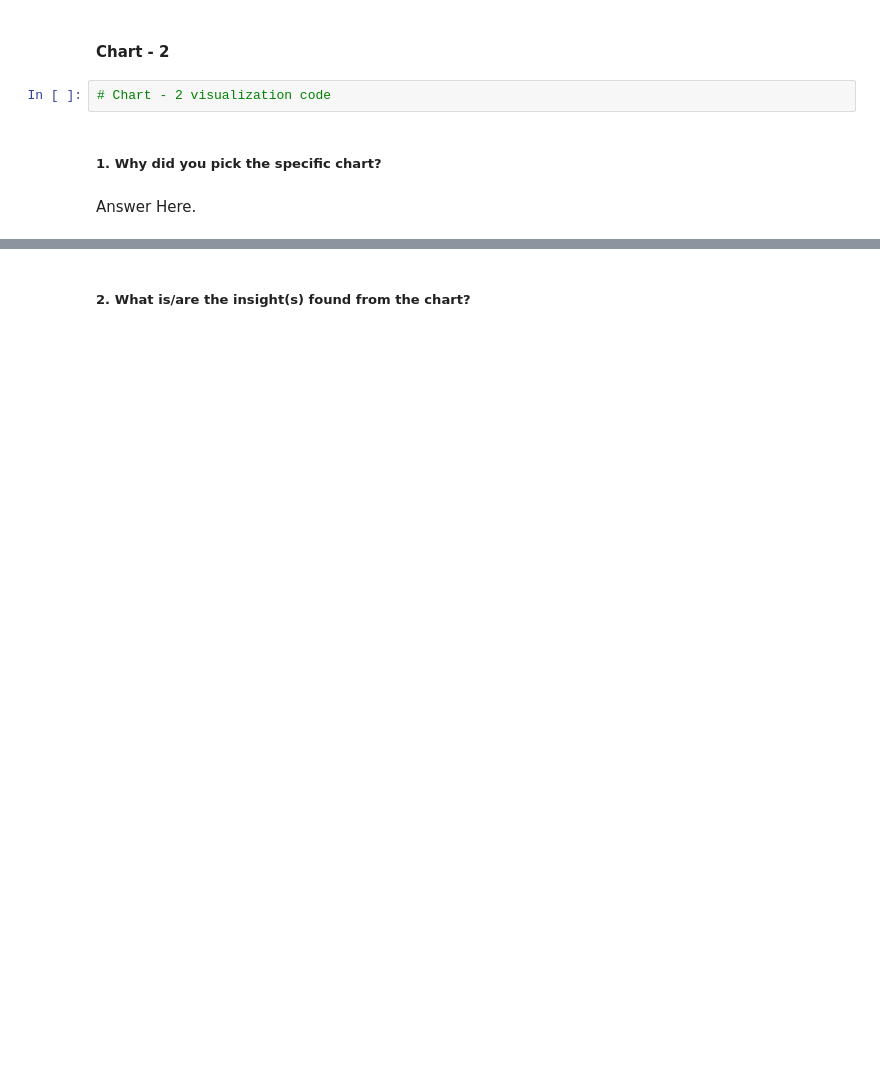
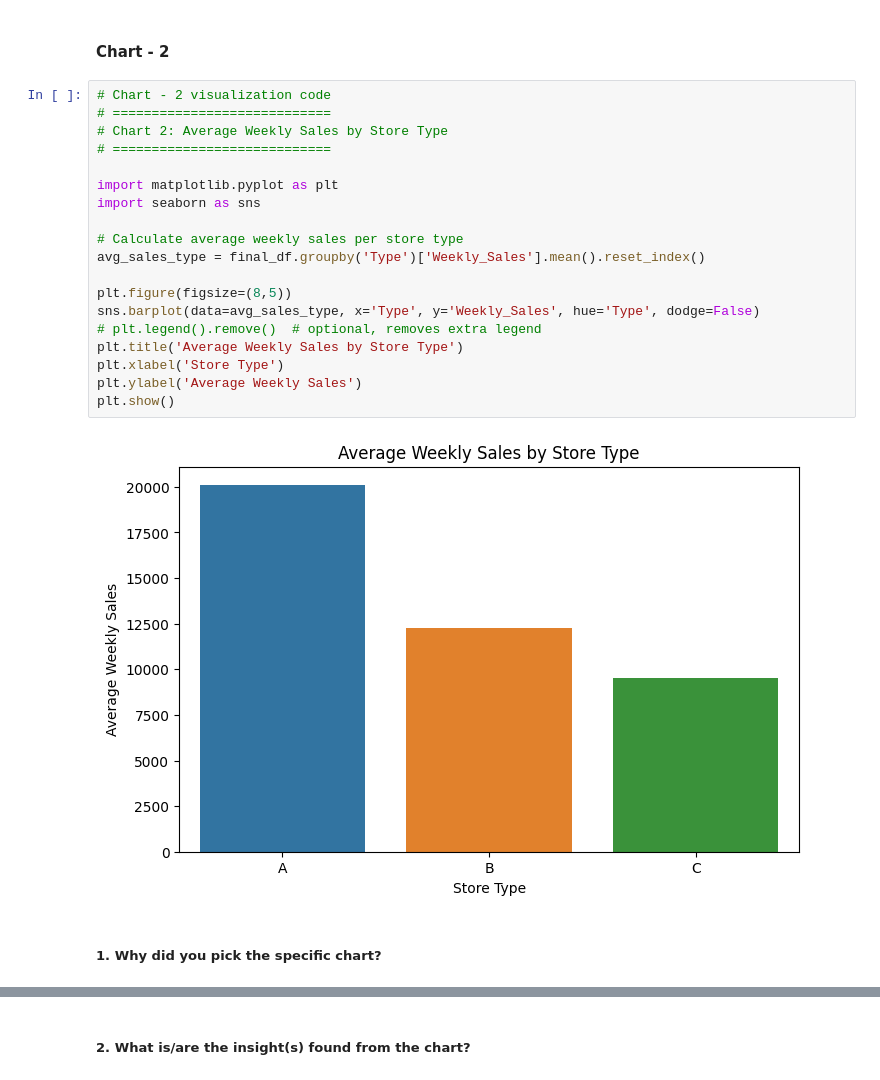
Before and after one commit to Pujakumari1202/Retail-Analytics, a Jupyter notebook: Sample_ML_Submission_Template (1).ipynb, the cells around one changed output, grey strips where cells are left out. Drawn from its saved outputs; the diff is of its cells as text; blank space fills up the shorter version.

```diff
--- a/Sample_ML_Submission_Template (1).ipynb
+++ b/Sample_ML_Submission_Template (1).ipynb
@@ -401,8 +734,25 @@ Answer Here
 # %% [markdown]
 #### Chart - 2
-# %%
-# Chart - 2 visualization code
+# %%
+# Chart - 2 visualization code
+# ============================
+# Chart 2: Average Weekly Sales by Store Type
+# ============================
+
+import matplotlib.pyplot as plt
+import seaborn as sns
+
+# Calculate average weekly sales per store type
+avg_sales_type = final_df.groupby('Type')['Weekly_Sales'].mean().reset_index()
+
+plt.figure(figsize=(8,5))
+sns.barplot(data=avg_sales_type, x='Type', y='Weekly_Sales', hue='Type', dodge=False)
+# plt.legend().remove()  # optional, removes extra legend
+plt.title('Average Weekly Sales by Store Type')
+plt.xlabel('Store Type')
+plt.ylabel('Average Weekly Sales')
+plt.show()
+# %% [output]
+[figure, added]
 # %% [markdown]
 ##### 1. Why did you pick the specific chart?
-# %% [markdown]
-Answer Here.
```
Also changed, not shown: parts of 101 cells of this notebook, 2 other files.
